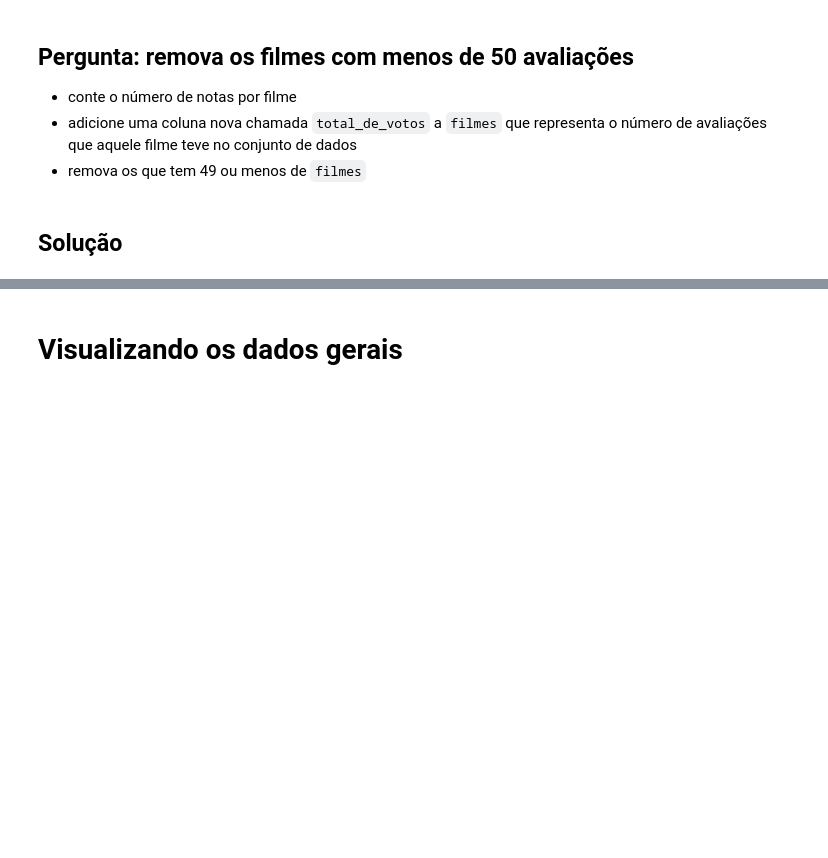
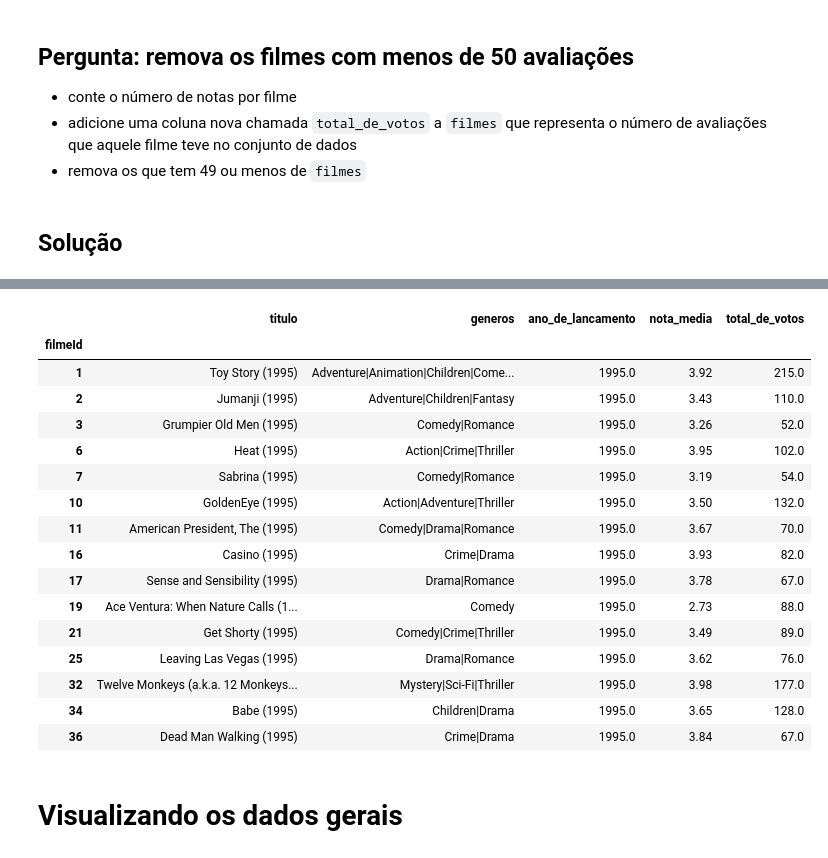
Before and after one commit to luizbejota/formacao-data-science-alura, a Jupyter notebook: Formação_Data_Science_Alura_Luiz_Fernando_Ferreira.ipynb, the cells around one changed output, grey strips where cells are left out. Drawn from its saved outputs; the diff is of its cells as text; code cells hidden in the pictures; blank space fills up the shorter version.

```diff
--- a/Formação_Data_Science_Alura_Luiz_Fernando_Ferreira.ipynb
+++ b/Formação_Data_Science_Alura_Luiz_Fernando_Ferreira.ipynb
@@ -136,3 +146,25 @@ filmes.head()
+# %%
+filmes_com_50_ou_mais_votos = filmes_com_nota.query("total_de_votos > 50")
+filmes = filmes_com_50_ou_mais_votos
+filmes.head(15)
+# %% [output]
+|  | titulo | generos | ano_de_lancamento | nota_media | total_de_votos |
+| filmeId |  |  |  |  |  |
+| 1 | Toy Story (1995) | Adventure|Animation|Children|Come... | 1995.0 | 3.92 | 215.0 |
+| 2 | Jumanji (1995) | Adventure|Children|Fantasy | 1995.0 | 3.43 | 110.0 |
+| 3 | Grumpier Old Men (1995) | Comedy|Romance | 1995.0 | 3.26 | 52.0 |
+| 6 | Heat (1995) | Action|Crime|Thriller | 1995.0 | 3.95 | 102.0 |
+| 7 | Sabrina (1995) | Comedy|Romance | 1995.0 | 3.19 | 54.0 |
+| 10 | GoldenEye (1995) | Action|Adventure|Thriller | 1995.0 | 3.50 | 132.0 |
+| 11 | American President, The (1995) | Comedy|Drama|Romance | 1995.0 | 3.67 | 70.0 |
+| 16 | Casino (1995) | Crime|Drama | 1995.0 | 3.93 | 82.0 |
+| 17 | Sense and Sensibility (1995) | Drama|Romance | 1995.0 | 3.78 | 67.0 |
+| 19 | Ace Ventura: When Nature Calls (1... | Comedy | 1995.0 | 2.73 | 88.0 |
+| 21 | Get Shorty (1995) | Comedy|Crime|Thriller | 1995.0 | 3.49 | 89.0 |
+| 25 | Leaving Las Vegas (1995) | Drama|Romance | 1995.0 | 3.62 | 76.0 |
+| 32 | Twelve Monkeys (a.k.a. 12 Monkeys... | Mystery|Sci-Fi|Thriller | 1995.0 | 3.98 | 177.0 |
+| 34 | Babe (1995) | Children|Drama | 1995.0 | 3.65 | 128.0 |
+| 36 | Dead Man Walking (1995) | Crime|Drama | 1995.0 | 3.84 | 67.0 |
 # %% [markdown]
 # Visualizando os dados gerais
 # %% [markdown]
```
Also changed, not shown: parts of 3 cells of this notebook.
